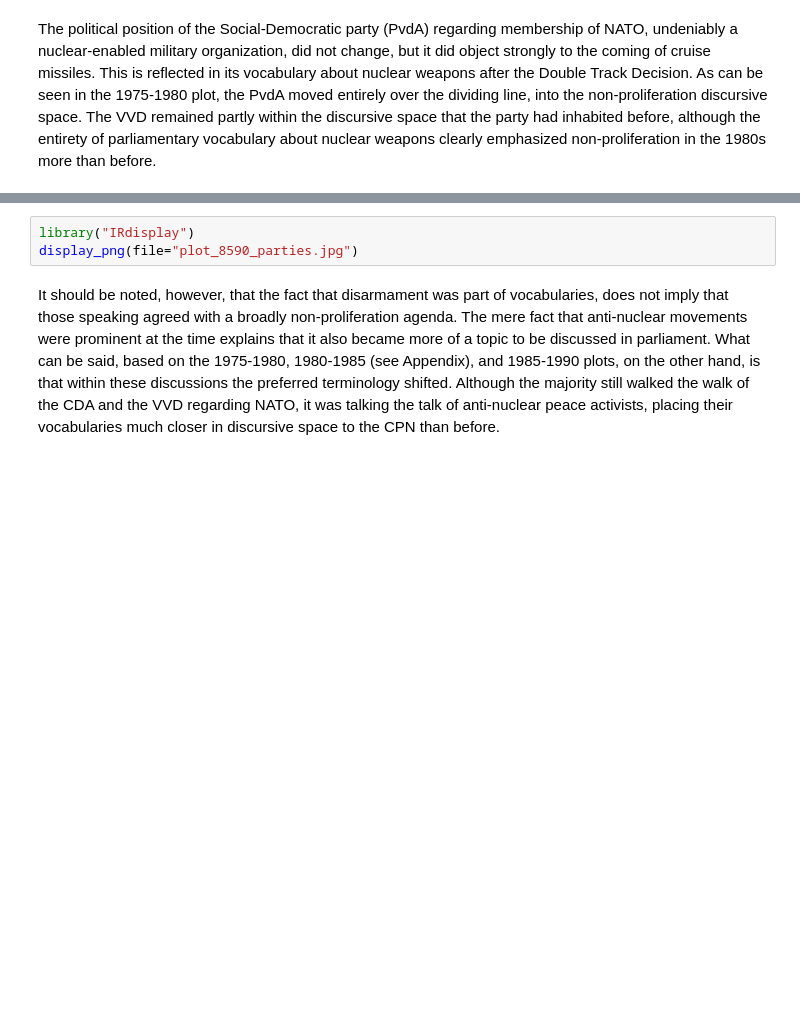
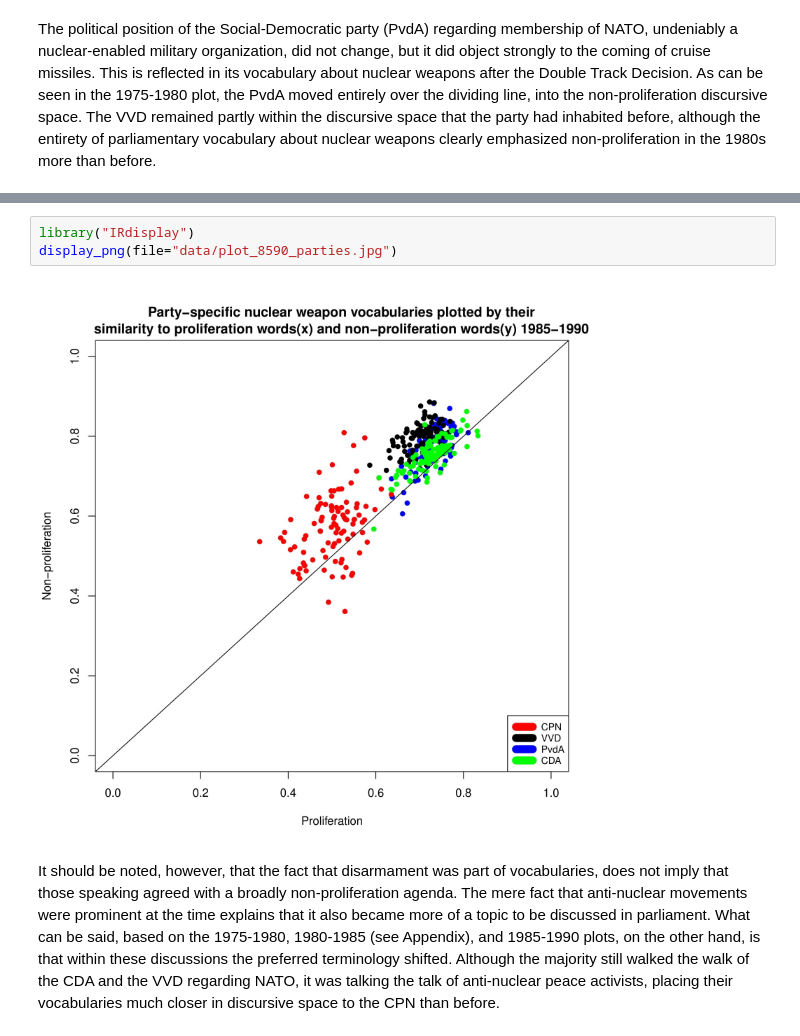
Before and after one commit to jdh-observer/jdh001-9HcfToh7EYm8, a Jupyter notebook: 1_load_train_7075.ipynb, the cells around one changed output, grey strips where cells are left out. Saved outputs shown, nothing was run; the diff lists cells and outputs as text; blank space fills up the shorter version.

```diff
--- a/1_load_train_7075.ipynb
+++ b/1_load_train_7075.ipynb
@@ -404,6 +402,8 @@ ERROR: Error in file(con, "rb"): cannot open the connection
 # %%
 library("IRdisplay")
-display_png(file="plot_8590_parties.jpg")
+display_png(file="data/plot_8590_parties.jpg")
+# %% [output]
+[figure, added]
 # %% [markdown]
 It should be noted, however, that the fact that disarmament was part of vocabularies, does not imply that those speaking agreed with a broadly non-proliferation agenda. The mere fact that anti-nuclear movements were prominent at the time explains that it also became more of a topic to be discussed in parliament.  What can be said, based on the 1975-1980, 1980-1985 (see Appendix), and 1985-1990 plots, on the other hand, is that within these discussions the preferred terminology shifted. Although the majority still walked the walk of the CDA and the VVD regarding NATO, it was talking the talk of anti-nuclear peace activists, placing their vocabularies much closer in discursive space to the CPN than before.
 # %% [markdown]
```
Also changed, not shown: parts of 1 cell of this notebook.
